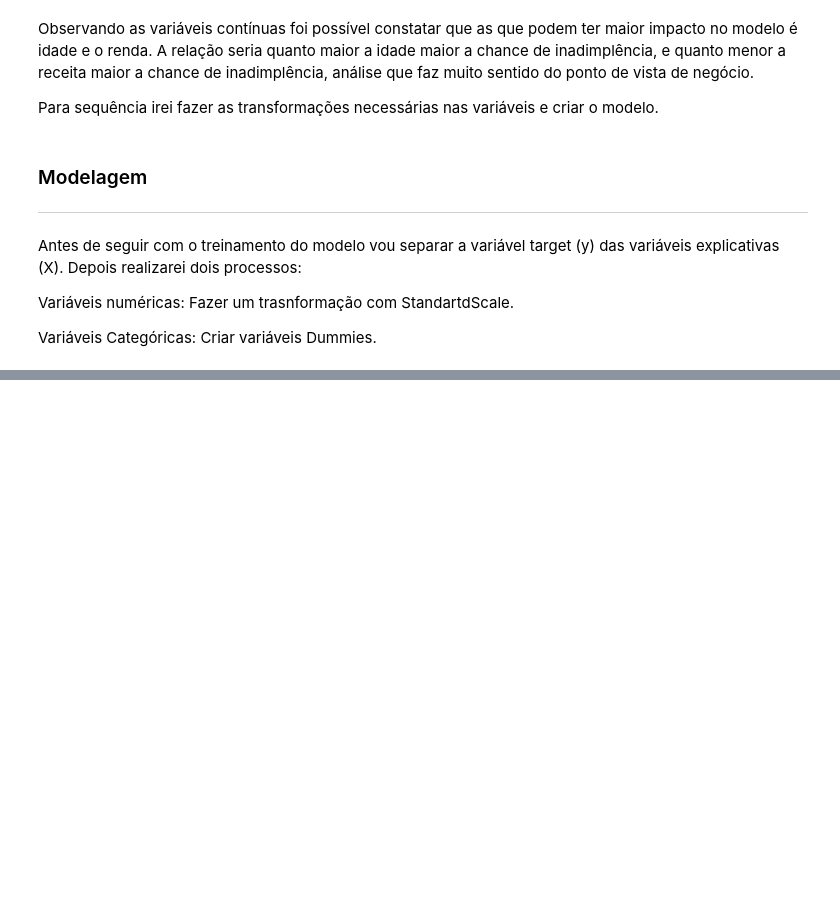
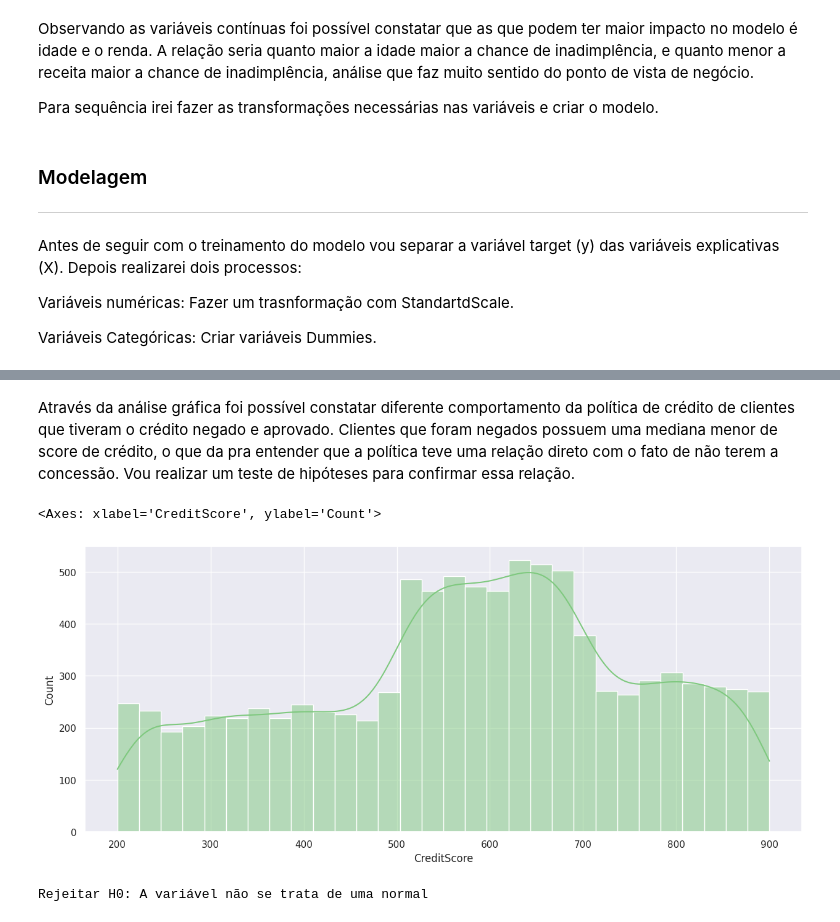
Before and after one commit to MatSchualtz/estudo_credito, a Jupyter notebook: Notebooks/estudo_de_caso.ipynb, the cells around one changed output, grey strips where cells are left out. Cells and saved outputs as stored; diff of their text form; code cells hidden in the pictures; blank space fills up the shorter version.

```diff
--- a/Notebooks/estudo_de_caso.ipynb
+++ b/Notebooks/estudo_de_caso.ipynb
@@ -377,0 +519,16 @@ Primeiramente irei separar os dados em treino e teste, criar o modelo, treinar e
+# %% [markdown]
+Através da análise gráfica foi possível constatar diferente comportamento da política de crédito de clientes que tiveram o crédito negado e aprovado. Clientes que foram negados possuem uma mediana menor de score de crédito, o que da pra entender que a política teve uma relação direto com o fato de não terem a concessão. Vou realizar um teste de hipóteses para confirmar essa relação.
+# %%
+sns.histplot(df['CreditScore'],kde=True)
+# %% [output]
+<Axes: xlabel='CreditScore', ylabel='Count'>
+[figure, added]
+# %%
+stat_test, pvalor = normaltest(df['CreditScore'])
+
+if pvalor < 0.05:
+    print('Rejeitar H0: A variável não se trata de uma normal')
+else:
+    print('Não Rejeitar H0: A variável se trata de uma normal')
+# %% [output]
+Rejeitar H0: A variável não se trata de uma normal
```
Also changed, not shown: parts of 59 cells of this notebook, 2 other files.
